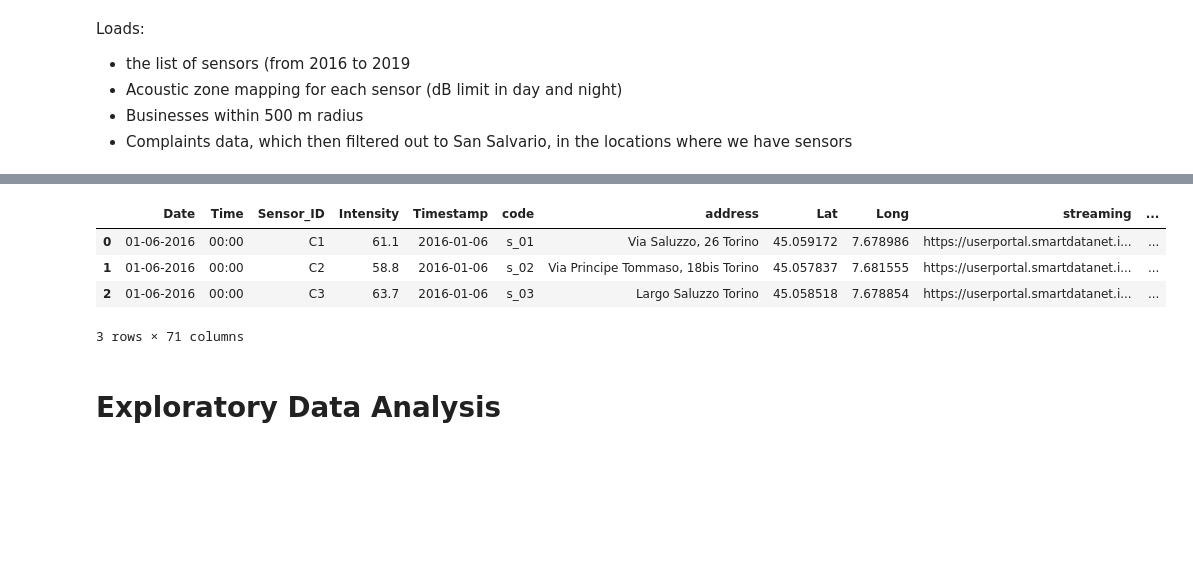
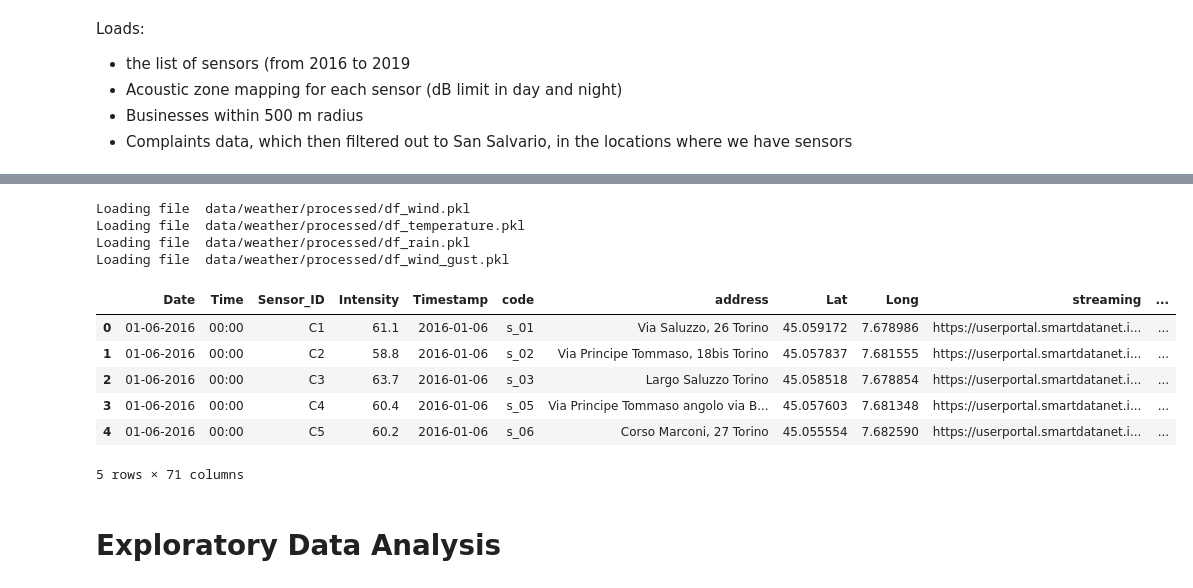
Before and after one commit to TiagoFilipeSousaGoncalves/wdl-tech-moguls, a Jupyter notebook: finals/Deliverable.ipynb, the cells around one changed output, grey strips where cells are left out. Drawn from its saved outputs; the diff is of its cells as text; code cells hidden in the pictures; blank space fills up the shorter version.

```diff
--- a/finals/Deliverable.ipynb
+++ b/finals/Deliverable.ipynb
@@ -282,11 +299,41 @@ Loading file  data/weather/processed/df_wind_gust.pkl
-# %%
-df_noise.head(3)
-# %% [output]
-|  | Date | Time | Sensor_ID | Intensity | Timestamp | code | address | Lat | Long | streaming | ... |
-| 0 | 01-06-2016 | 00:00 | C1 | 61.1 | 2016-01-06 | s_01 | Via Saluzzo, 26 Torino | 45.059172 | 7.678986 | https://userportal.smartdatanet.i... | ... |
-| 1 | 01-06-2016 | 00:00 | C2 | 58.8 | 2016-01-06 | s_02 | Via Principe Tommaso, 18bis Torino | 45.057837 | 7.681555 | https://userportal.smartdatanet.i... | ... |
-| 2 | 01-06-2016 | 00:00 | C3 | 63.7 | 2016-01-06 | s_03 | Largo Saluzzo Torino | 45.058518 | 7.678854 | https://userportal.smartdatanet.i... | ... |
-3 rows × 71 columns
+# %%
+# Boolean variable to decide the type of loading that we are going to use
+load_from_cache = 1
+
+
+# Decide if we are going to read from cache or not
+if not load_from_cache:
+    df_rain, df_wind, df_temperature, df_wind_gust = weather_data()
+
+else:
+    paths = [
+        'data/weather/processed/df_wind.pkl',
+        'data/weather/processed/df_temperature.pkl',
+        'data/weather/processed/df_rain.pkl',
+        'data/weather/processed/df_wind_gust.pkl',
+    ]
+
+    for path in paths:
+        print("Loading file ", path)
+        with (open(path, "rb")) as f:
+            df_weather = pickle.load(f)
+            df_noise = df_noise.merge(df_weather, on=['Timestamp'])
+
+
+# Show the resulting dataframe
+df_noise.head()
+# %% [output]
+Loading file  data/weather/processed/df_wind.pkl
+Loading file  data/weather/processed/df_temperature.pkl
+Loading file  data/weather/processed/df_rain.pkl
+Loading file  data/weather/processed/df_wind_gust.pkl
+|  | Date | Time | Sensor_ID | Intensity | Timestamp | code | address | Lat | Long | streaming | ... |
+| 0 | 01-06-2016 | 00:00 | C1 | 61.1 | 2016-01-06 | s_01 | Via Saluzzo, 26 Torino | 45.059172 | 7.678986 | https://userportal.smartdatanet.i... | ... |
+| 1 | 01-06-2016 | 00:00 | C2 | 58.8 | 2016-01-06 | s_02 | Via Principe Tommaso, 18bis Torino | 45.057837 | 7.681555 | https://userportal.smartdatanet.i... | ... |
+| 2 | 01-06-2016 | 00:00 | C3 | 63.7 | 2016-01-06 | s_03 | Largo Saluzzo Torino | 45.058518 | 7.678854 | https://userportal.smartdatanet.i... | ... |
+| 3 | 01-06-2016 | 00:00 | C4 | 60.4 | 2016-01-06 | s_05 | Via Principe Tommaso angolo via B... | 45.057603 | 7.681348 | https://userportal.smartdatanet.i... | ... |
+| 4 | 01-06-2016 | 00:00 | C5 | 60.2 | 2016-01-06 | s_06 | Corso Marconi, 27 Torino | 45.055554 | 7.682590 | https://userportal.smartdatanet.i... | ... |
+5 rows × 71 columns
 # %% [markdown]
 # Exploratory Data Analysis
 # %% [markdown]
```
Also changed, not shown: parts of 68 cells of this notebook.
